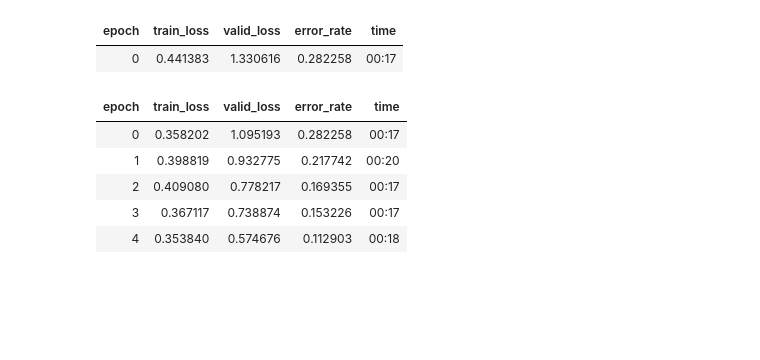
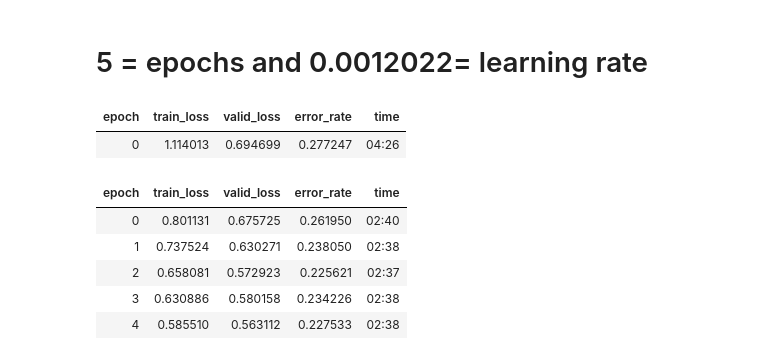
Before and after one commit to theabhisekdatta/Chest-X-ray-Analyzer, a Jupyter notebook: FastAI_Image_classification.ipynb, the cells around one changed output. Drawn from its saved outputs; the diff is of its cells as text; code cells hidden in the pictures; blank space fills up the shorter version.

```diff
--- a/FastAI_Image_classification.ipynb
+++ b/FastAI_Image_classification.ipynb
@@ -39,14 +51,16 @@ SuggestedLRs(valley=0.0006918309954926372)
-# %%
-learn.fine_tune(5, 3e-3)  # 5 = epochs and 3e-3 = learning rate
-# %% [output]
-| epoch | train_loss | valid_loss | error_rate | time |
-| 0 | 0.441383 | 1.330616 | 0.282258 | 00:17 |
-| epoch | train_loss | valid_loss | error_rate | time |
-| 0 | 0.358202 | 1.095193 | 0.282258 | 00:17 |
-| 1 | 0.398819 | 0.932775 | 0.217742 | 00:20 |
-| 2 | 0.409080 | 0.778217 | 0.169355 | 00:17 |
-| 3 | 0.367117 | 0.738874 | 0.153226 | 00:17 |
-| 4 | 0.353840 | 0.574676 | 0.112903 | 00:18 |
+# %% [markdown]
+# 5 = epochs and 0.0012022= learning rate
+# %%
+learn.fine_tune(5, 0.0012022)
+# %% [output]
+| epoch | train_loss | valid_loss | error_rate | time |
+| 0 | 1.114013 | 0.694699 | 0.277247 | 04:26 |
+| epoch | train_loss | valid_loss | error_rate | time |
+| 0 | 0.801131 | 0.675725 | 0.261950 | 02:40 |
+| 1 | 0.737524 | 0.630271 | 0.238050 | 02:38 |
+| 2 | 0.658081 | 0.572923 | 0.225621 | 02:37 |
+| 3 | 0.630886 | 0.580158 | 0.234226 | 02:38 |
+| 4 | 0.585510 | 0.563112 | 0.227533 | 02:38 |
 # %%
 learn.show_results()
 # %% [output]
```
Also changed, not shown: parts of 20 cells of this notebook, 2 other files.
